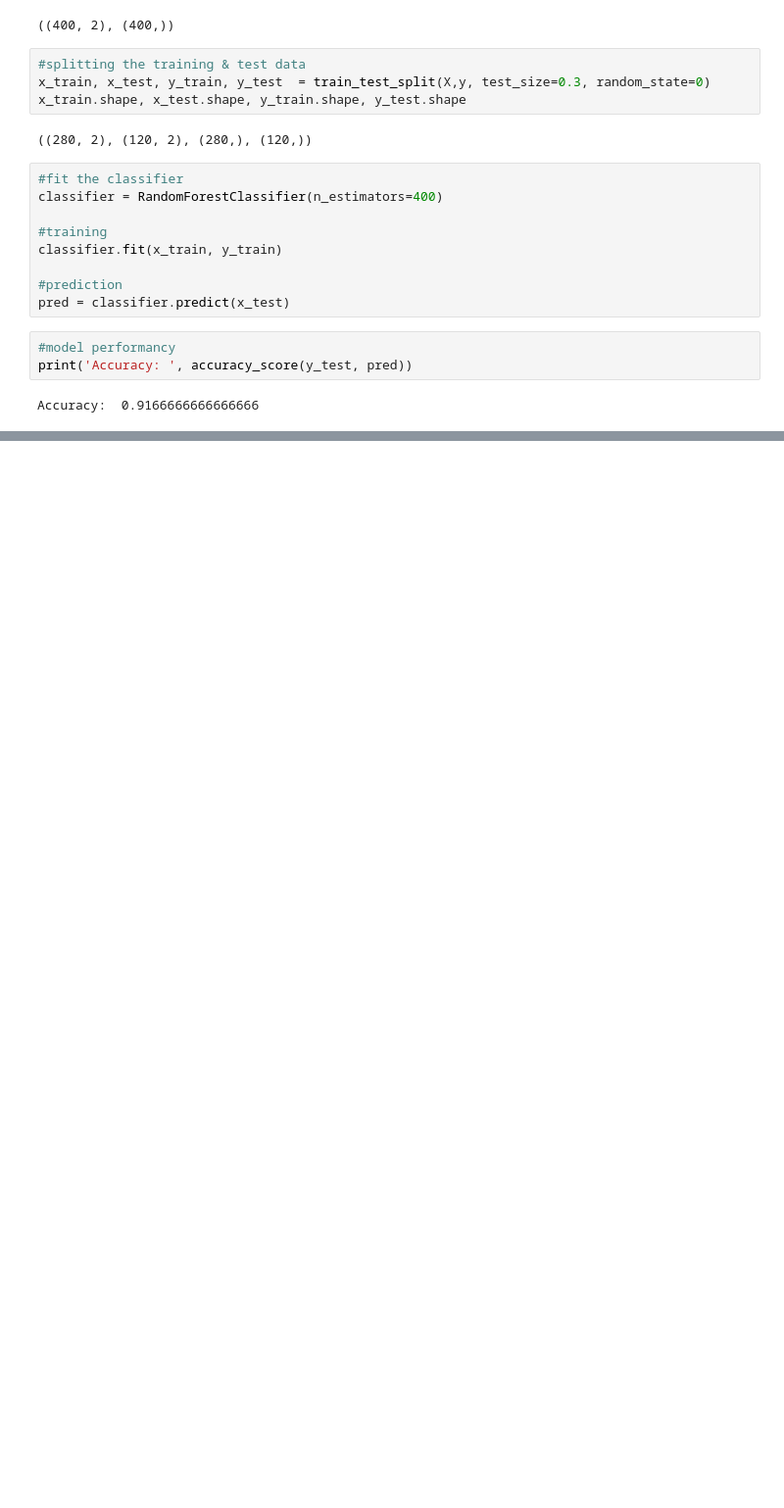
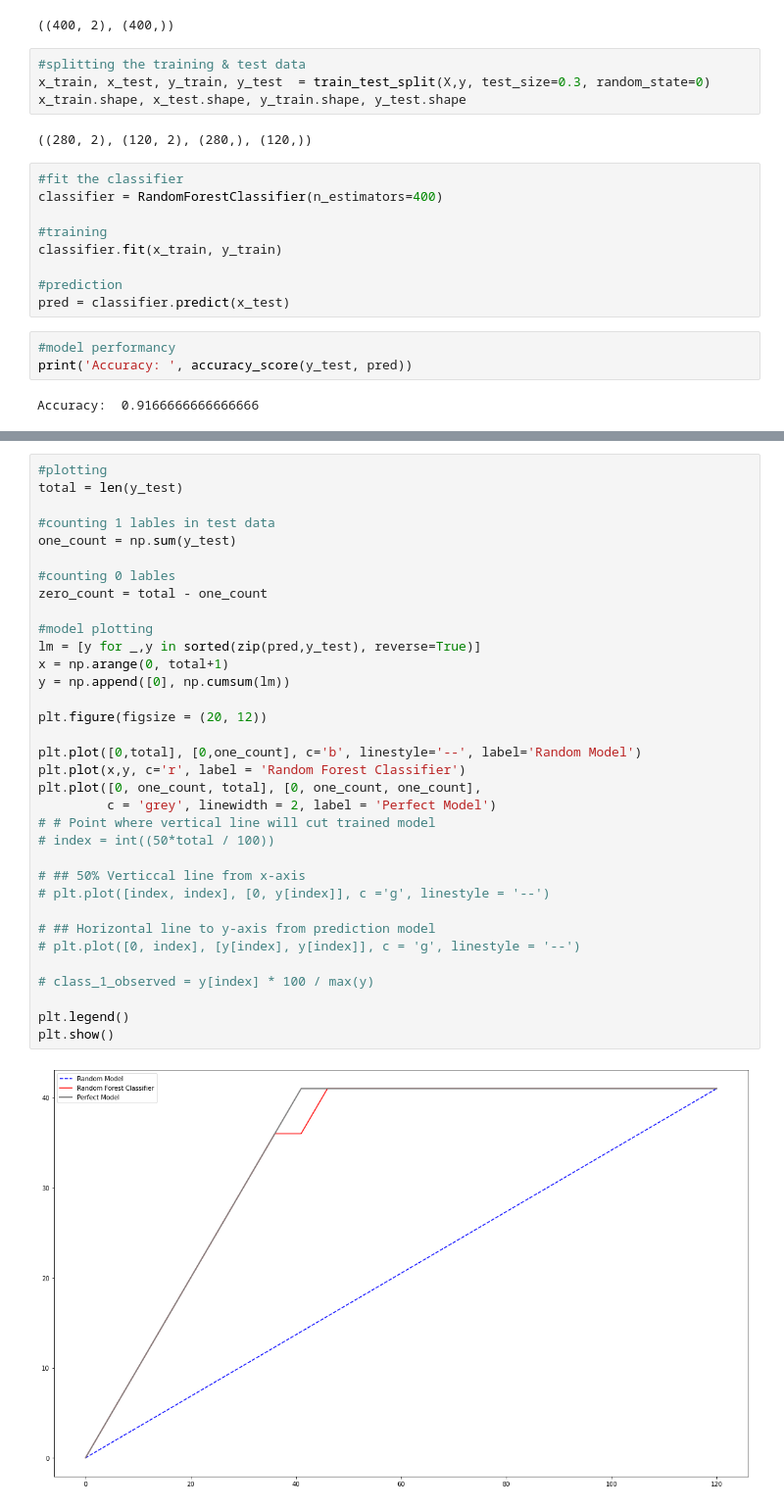
Before and after one commit to rohandawar/cummalativeaccuracyprofile, a Jupyter notebook: cap-cumulative-accuracy-profile-analysis-1.ipynb, the cells around one changed output, grey strips where cells are left out. Shown at 98% size. Drawn from its saved outputs; the diff is of its cells as text; blank space fills up the shorter version.

```diff
--- a/cap-cumulative-accuracy-profile-analysis-1.ipynb
+++ b/cap-cumulative-accuracy-profile-analysis-1.ipynb
@@ -74,0 +87,36 @@ Accuracy:  0.9166666666666666
+# %%
+#plotting
+total = len(y_test)
+
+#counting 1 lables in test data
+one_count = np.sum(y_test)
+
+#counting 0 lables
+zero_count = total - one_count
+
+#model plotting
+lm = [y for _,y in sorted(zip(pred,y_test), reverse=True)]
+x = np.arange(0, total+1)
+y = np.append([0], np.cumsum(lm))
+
+plt.figure(figsize = (20, 12))
+
+plt.plot([0,total], [0,one_count], c='b', linestyle='--', label='Random Model')
+plt.plot(x,y, c='r', label = 'Random Forest Classifier')
+plt.plot([0, one_count, total], [0, one_count, one_count],
+         c = 'grey', linewidth = 2, label = 'Perfect Model')
+# # Point where vertical line will cut trained model
+# index = int((50*total / 100))
+
+# ## 50% Verticcal line from x-axis
+# plt.plot([index, index], [0, y[index]], c ='g', linestyle = '--')
+
+# ## Horizontal line to y-axis from prediction model
+# plt.plot([0, index], [y[index], y[index]], c = 'g', linestyle = '--')
+
+# class_1_observed = y[index] * 100 / max(y)
+
+plt.legend()
+plt.show()
+# %% [output]
+[figure, added]
```
Also changed, not shown: parts of 3 cells of this notebook.
